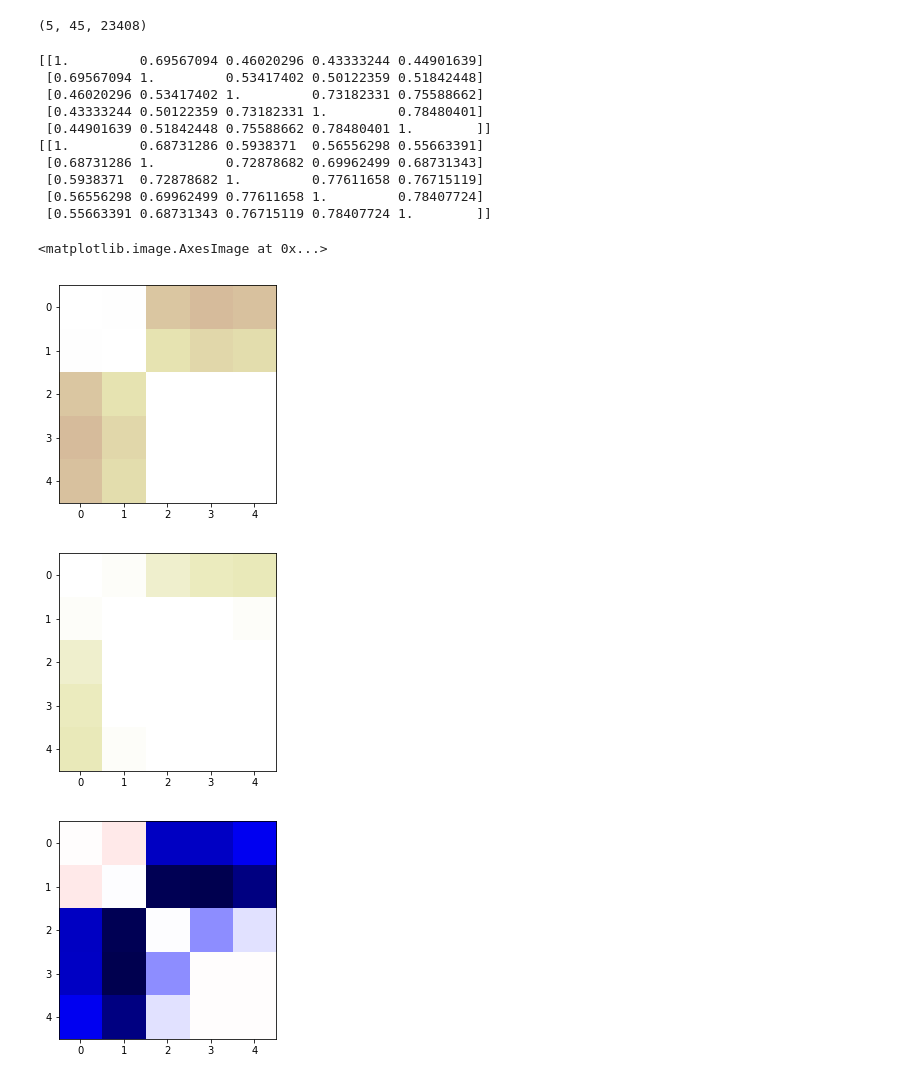
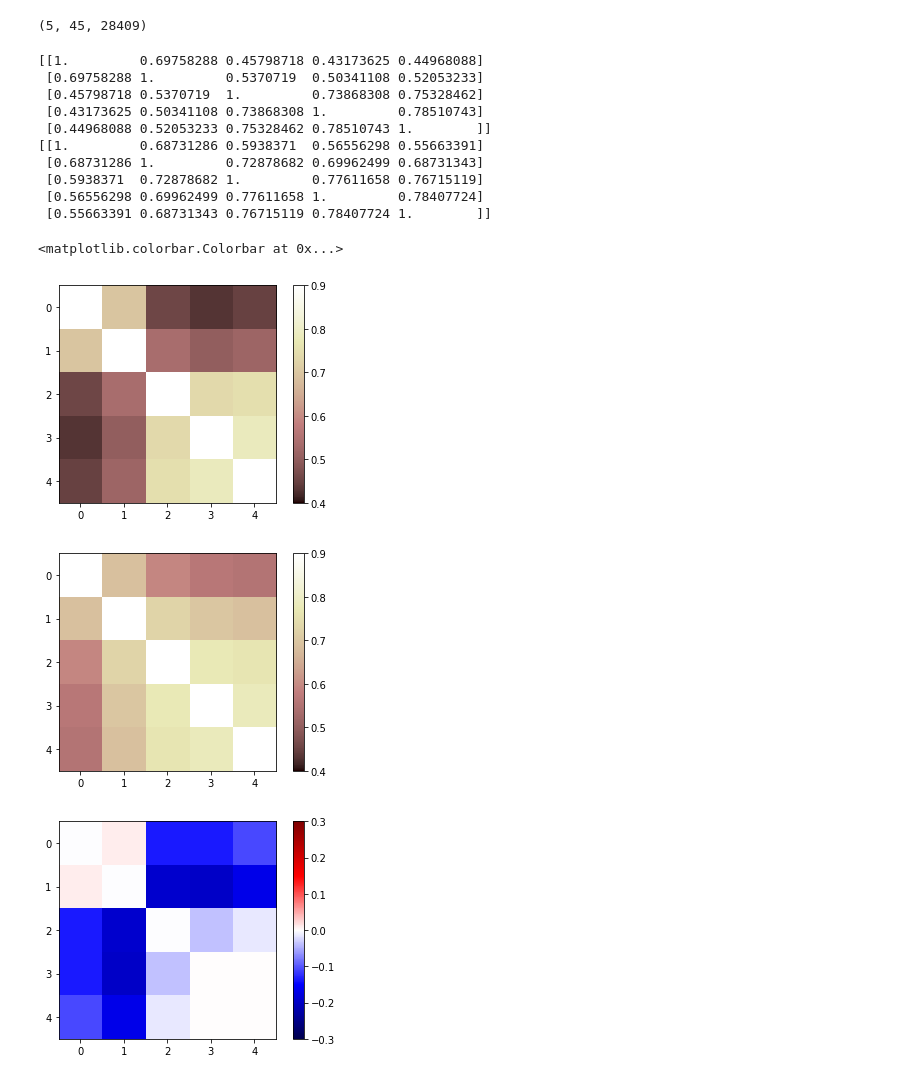
Before and after one commit to GiocomoLab/MightyMorphingPhotonRangers, a Jupyter notebook: manuscript_figs/AllPlaceCells.ipynb, the cells around one changed output. Saved outputs shown, nothing was run; the diff lists cells and outputs as text; code cells hidden in the pictures.

```diff
--- a/manuscript_figs/AllPlaceCells.ipynb
+++ b/manuscript_figs/AllPlaceCells.ipynb
@@ -70,16 +74,16 @@ def PC_list_maker(mlist,firstSess = None):
 
 
             pc_file = os.path.join(basedir,mouse,"%s_%s_%i" % (sess['Track'],sess['DateFolder'],sess['SessionNumber']),'pc_masks.pkl')
-            try:
-                with open(pc_file,'rb') as f:
-                    masks = pickle.load(f)['masks']
-            except:
-                masks, FR, SI = pc.place_cells_calc(S, VRDat['pos']._values,trial_info,
-                        VRDat['tstart']._values, VRDat['teleport']._values,
-                        method='bootstrap',correct_only=False,speed=VRDat.speed._values,
-                        win_trial_perm=True,morphlist=[0,1])
-                with open(pc_file,'wb') as f:
-                    pickle.dump({'masks':masks},f)
+#             try:
+#                 with open(pc_file,'rb') as f:
+#                     masks = pickle.load(f)['masks']
+#             except:
+            masks, FR, SI = pc.place_cells_calc(S, VRDat['pos']._values,trial_info,
+                    VRDat['tstart']._values, VRDat['teleport']._values,
+                    method='bootstrap',correct_only=False,speed=VRDat.speed._values,
+                    win_trial_perm=True,morphlist=[0,1])
+            with open(pc_file,'wb') as f:
+                pickle.dump({'masks':masks},f)
 
             fr_dict = pc.plot_placecells(S_morph_dict,masks,plot=False)
 
@@ -93,7 +97,7 @@ def PC_list_maker(mlist,firstSess = None):
                         FR_dict[sort][m]=np.concatenate((FR_dict[sort][m],fr_dict[sort][m]),axis=0)
     return FR_dict, MU
 # %%
-Rare_dict, Rare_mu = PC_list_maker(['4139265.5','4139265.4','4139265.3'])
+Rare_dict, Rare_mu = PC_list_maker(['4139265.5','4139265.4','4139265.3','4222168.1'],firstSess=[5,5,5,3])
 Fam_dict, Fam_mu=PC_list_maker(['4222153.2','4222153.3','4222153.1','4222174.1'],firstSess=4)
 # %% [output]
 session ind 5
@@ -140,41 +153,43 @@ f_fam,ax_fam = pop_PC_plot(Fam_dict)
 # %%
 print(Rare_mu.shape)
 # %% [output]
-(5, 45, 23408)
+(5, 45, 28409)
 # %%
 
 def mean_FR_corr(MU):
 #     MU_z = sp.stats.zscore(MU,axis=-1)
 #     mu_sim = np.matmul(np.transpose(MU_z,axes=[1,0,2]),np.transpose(MU_z,axes=[1,2,0])).mean(axis=0)/MU_z.shape[2]
 #     print(mu_sim)
     MU_f = MU.reshape([MU.shape[0],-1])
     MU_f[np.isnan(MU_f)]=0
     MU_f /= np.linalg.norm(MU_f,2,axis=1)[:,np.newaxis]
     MU_f[np.isnan(MU_f)]=0
     mu_sim = np.matmul(MU_f,MU_f.T)
     print(mu_sim)
     f,ax = plt.subplots()
-    ax.imshow(mu_sim,cmap='pink',vmin=.1,vmax=.7)
-    return mu_sim
+    im = ax.imshow(mu_sim,cmap='pink',vmin=.4,vmax=.9)
+    f.colorbar(im)
+    return mu_sim, f
 
-rare_mu_sim = mean_FR_corr(Rare_mu)
-fam_mu_sim = mean_FR_corr(Fam_mu)
+rare_mu_sim,f_rare_sim = mean_FR_corr(Rare_mu)
+fam_mu_sim, f_fam_sim = mean_FR_corr(Fam_mu)
 
-f,ax = plt.subplots()
-ax.imshow(rare_mu_sim-fam_mu_sim,cmap='seismic',vmin=-.2,vmax=.2)
+f_sim_diff,ax = plt.subplots()
+im = ax.imshow(rare_mu_sim-fam_mu_sim,cmap='seismic',vmin=-.3,vmax=.3)
+f_sim_diff.colorbar(im)
 # %% [output]
-[[1.         0.69567094 0.46020296 0.43333244 0.44901639]
- [0.69567094 1.         0.53417402 0.50122359 0.51842448]
- [0.46020296 0.53417402 1.         0.73182331 0.75588662]
- [0.43333244 0.50122359 0.73182331 1.         0.78480401]
- [0.44901639 0.51842448 0.75588662 0.78480401 1.        ]]
+[[1.         0.69758288 0.45798718 0.43173625 0.44968088]
+ [0.69758288 1.         0.5370719  0.50341108 0.52053233]
+ [0.45798718 0.5370719  1.         0.73868308 0.75328462]
+ [0.43173625 0.50341108 0.73868308 1.         0.78510743]
+ [0.44968088 0.52053233 0.75328462 0.78510743 1.        ]]
 [[1.         0.68731286 0.5938371  0.56556298 0.55663391]
  [0.68731286 1.         0.72878682 0.69962499 0.68731343]
  [0.5938371  0.72878682 1.         0.77611658 0.76715119]
  [0.56556298 0.69962499 0.77611658 1.         0.78407724]
  [0.55663391 0.68731343 0.76715119 0.78407724 1.        ]]
-<matplotlib.image.AxesImage at 0x...>
+<matplotlib.colorbar.Colorbar at 0x...>
-[figure, old version]
+[figure, new version]
-[figure, old version]
+[figure, new version]
-[figure, old version]
+[figure, new version]
 # %%
```
Also changed, not shown: parts of 7 cells of this notebook, 6 other files.
